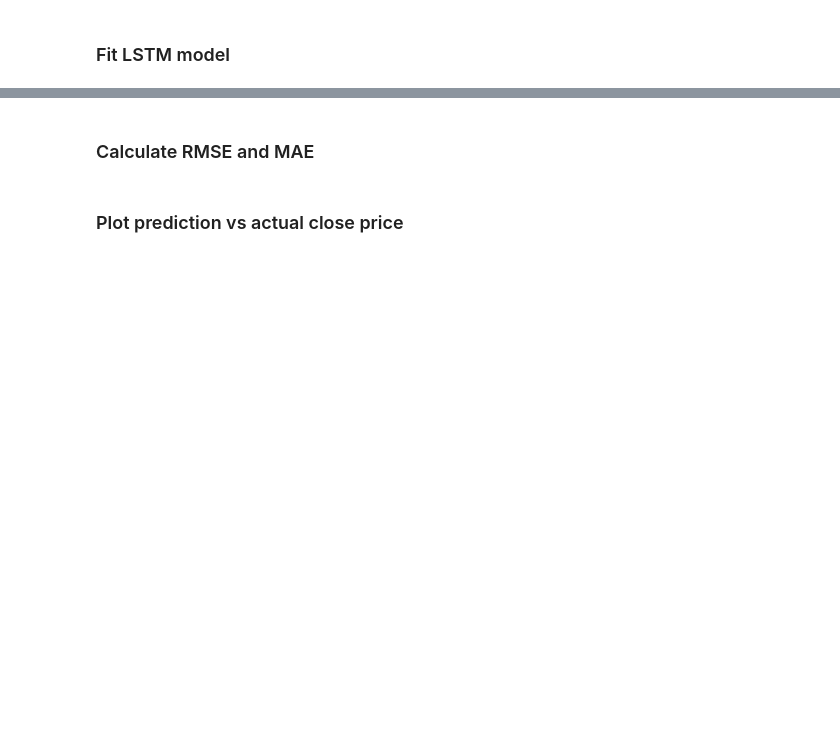
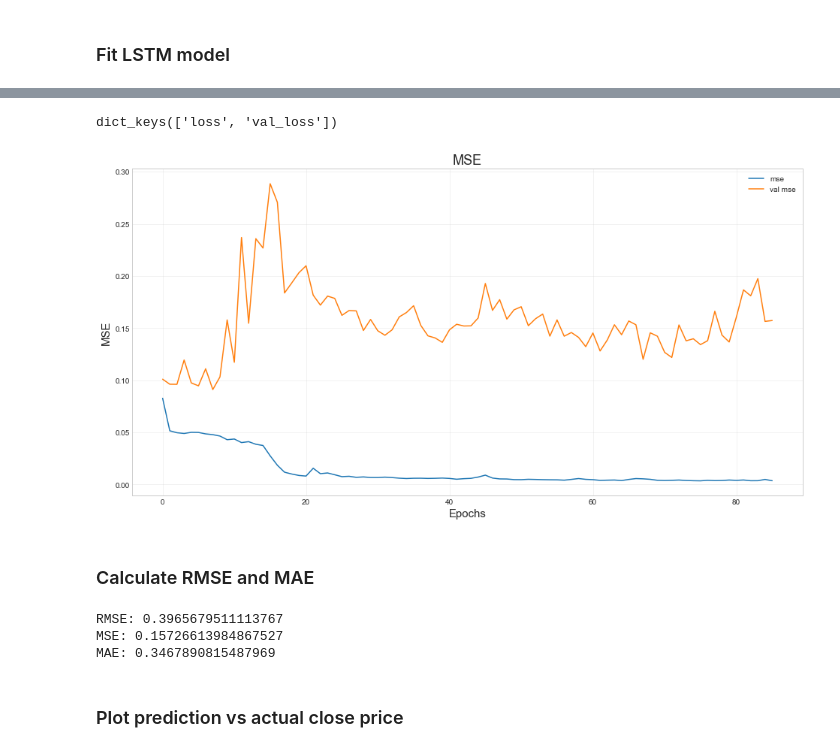
Before and after one commit to Marc9821/Simple-Stock-Price-Prediction-Model, a Jupyter notebook: main-app.ipynb, the cells around one changed output, grey strips where cells are left out. Cells and saved outputs as stored; diff of their text form; code cells hidden in the pictures; blank space fills up the shorter version.

```diff
--- a/main-app.ipynb
+++ b/main-app.ipynb
@@ -183,4 +163,4 @@ y_train_nn shape: (1205, 1) & y_test_nn shape: (302, 1)
 # %% [markdown]
 ### Fit LSTM model
 # %%
-# history_lstm, test_predict_lstm = lstm_prediction(X_train_nn, y_train_nn, X_test_nn, y_test_nn)
+history_lstm, test_predict_lstm = lstm_prediction(X_train_nn, y_train_nn, X_test_nn, y_test_nn)
@@ -187,23 +185,30 @@ y_train_nn shape: (1205, 1) & y_test_nn shape: (302, 1)
 # %%
-# print(history_lstm.history.keys())
-# plt.figure(figsize=(16, 8))
+print(history_lstm.history.keys())
+plt.figure(figsize=(16, 8))
 
-# # Accuracy
-# plt.plot(history_lstm.epoch, history_lstm.history['loss'], label = "mse")
-# plt.plot(history_lstm.epoch, history_lstm.history['val_loss'], label = "val mse")
-# plt.title("MSE", fontsize=18)
-# plt.xlabel("Epochs", fontsize=15)
-# plt.ylabel("MSE", fontsize=15)
-# plt.grid(alpha=0.3)
-# plt.legend()
+# Accuracy
+plt.plot(history_lstm.epoch, history_lstm.history['loss'], label = "mse")
+plt.plot(history_lstm.epoch, history_lstm.history['val_loss'], label = "val mse")
+plt.title("MSE", fontsize=18)
+plt.xlabel("Epochs", fontsize=15)
+plt.ylabel("MSE", fontsize=15)
+plt.grid(alpha=0.3)
+plt.legend()
 
-# plt.show()
+plt.show()
+# %% [output]
+dict_keys(['loss', 'val_loss'])
+[figure, added]
 # %% [markdown]
 ### Calculate RMSE and MAE
 # %%
-# print(f'RMSE: {math.sqrt(mean_squared_error(y_test, test_predict_lstm))}')
-# print(f'MSE: {mean_squared_error(y_test, test_predict_lstm)}')
-# print(f'MAE: {mean_absolute_error(y_test, test_predict_lstm)}')
+print(f'RMSE: {math.sqrt(mean_squared_error(y_test, test_predict_lstm))}')
+print(f'MSE: {mean_squared_error(y_test, test_predict_lstm)}')
+print(f'MAE: {mean_absolute_error(y_test, test_predict_lstm)}')
+# %% [output]
+RMSE: 0.3965679511113767
+MSE: 0.15726613984867527
+MAE: 0.3467890815487969
 # %% [markdown]
 ### Plot prediction vs actual close price
 # %%
```
Also changed, not shown: parts of 25 cells of this notebook, 3 other files.
